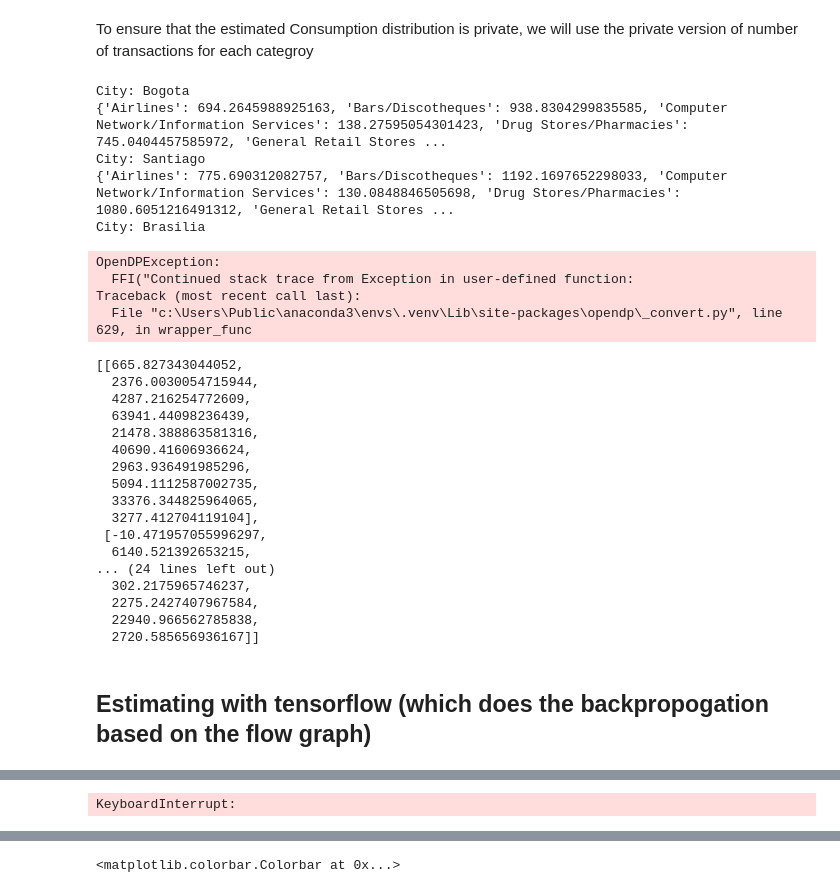
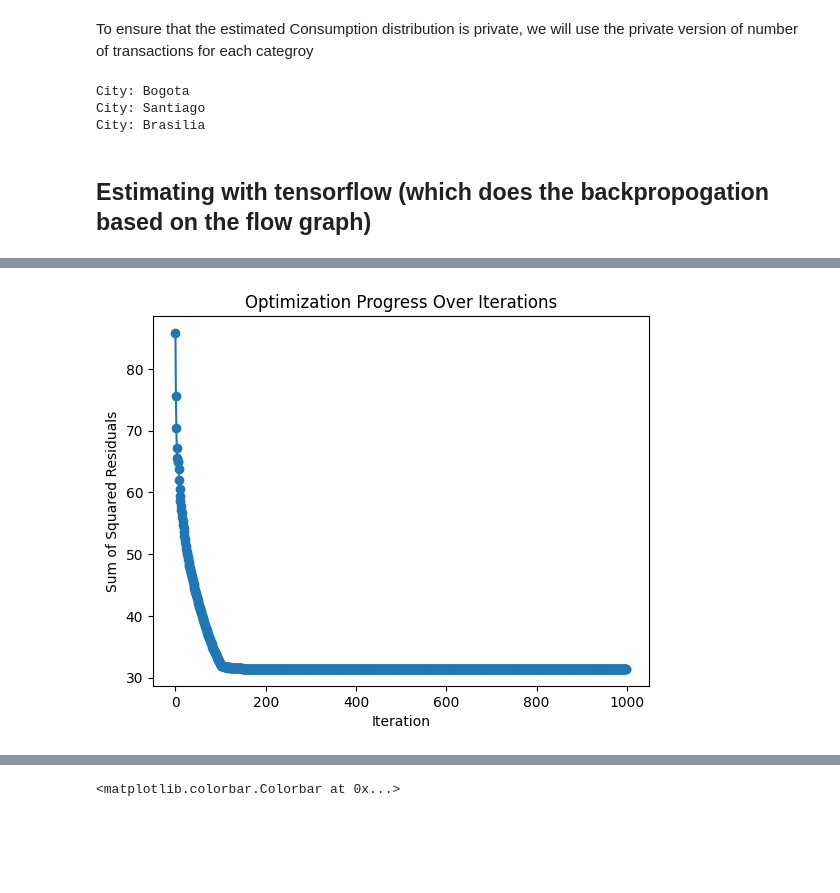
Before and after one commit to KnowledgeEdgeAI/PETs_for_Public_Health_Challenge, a Jupyter notebook: learnConsumptionDistribution.ipynb, the cells around one changed output, grey strips where cells are left out. Drawn from its saved outputs; the diff is of its cells as text; code cells hidden in the pictures; blank space fills up the shorter version.

```diff
--- a/learnConsumptionDistribution.ipynb
+++ b/learnConsumptionDistribution.ipynb
@@ -58,41 +51,14 @@ for city in cities:
     end_date = datetime.strptime(week, '%Y-%m-%d')
     print(f"City: {city}")
     transactions_per_category = get_private_counts(data, categories=categories, start_date=start_date, end_date=end_date, city=city, epsilon=1.0)
-    print(transactions_per_category)
     transactions_per_city.append(list(transactions_per_category.values()))
 # %% [output]
 City: Bogota
-{'Airlines': 694.2645988925163, 'Bars/Discotheques': 938.8304299835585, 'Computer Network/Information Services': 138.27595054301423, 'Drug Stores/Pharmacies': 745.0404457585972, 'General Retail Stores ...
 City: Santiago
-{'Airlines': 775.690312082757, 'Bars/Discotheques': 1192.1697652298033, 'Computer Network/Information Services': 130.0848846505698, 'Drug Stores/Pharmacies': 1080.6051216491312, 'General Retail Stores ...
 City: Brasilia
-OpenDPException:
-  FFI("Continued stack trace from Exception in user-defined function:
-Traceback (most recent call last):
-  File "c:\Users\Public\anaconda3\envs\.venv\Lib\site-packages\opendp\_convert.py", line 629, in wrapper_func
 # %%
 contact_others = pd.read_csv('contact_others.csv')
 contact_others = np.array(contact_others)
-# %%
-transactions_per_city
-# %% [output]
-[[665.827343044052,
-  2376.0030054715944,
-  4287.216254772609,
-  63941.44098236439,
-  21478.388863581316,
-  40690.41606936624,
-  2963.936491985296,
-  5094.1112587002735,
-  33376.344825964065,
-  3277.412704119104],
- [-10.471957055996297,
-  6140.521392653215,
-... (24 lines left out)
-  302.2175965746237,
-  2275.2427407967584,
-  22940.966562785838,
-  2720.585656936167]]
 # %% [markdown]
 ## Estimating with tensorflow (which does the backpropogation based on the flow graph)
 # %%
@@ -121,7 +87,7 @@ def loss_fn():
     K = (K + tf.transpose(K))/2
     estimated_C = K/P
     residuals = estimated_C - contact_others
-    return tf.reduce_sum(tf.square(residuals)) +tf.reduce_sum(tf.square(1- tf.reduce_sum(W, axis=1))) + tf.reduce_sum(tf.square(tf.minimum(W, tf.zeros_like(W)))) +  tf.reduce_sum(tf.square(tf.minimum(P_var, tf.zeros_like(P_var)) + tf.minimum(tf.ones_like(P_var)-P_var, tf.zeros_like(P_var))))
+    return tf.reduce_sum(tf.square(residuals)) +tf.reduce_sum(tf.square(1- tf.reduce_sum(W, axis=1))) + 2*tf.reduce_sum(tf.square(tf.minimum(W, tf.zeros_like(W)))) +  2*tf.reduce_sum(tf.square(tf.minimum(P_var, tf.zeros_like(P_var)))) + tf.reduce_sum(tf.square(tf.minimum(tf.ones_like(P_var)-P_var, tf.zeros_like(P_var))))
 
 
 optimizer = tf.optimizers.Adam(learning_rate=0.01)
@@ -131,7 +97,7 @@ iteration_residuals = []
 
 # Run the training loop on the GPU
 # with tf.device('/GPU:0'):
-for step in range(5000):  # Adjust max iterations as needed
+for step in range(1000):  # Adjust max iterations as needed
     with tf.GradientTape() as tape:
         loss = loss_fn()
     grads = tape.gradient(loss, [W, P_var])
@@ -170,4 +129,4 @@ Step: 3000, Loss: 31.402192845670616
-KeyboardInterrupt:
+[figure, added]
 # %%
 age_bins = tf.matmul(N, W)
 # epsilon = 1e-10
```
Also changed, not shown: parts of 11 cells of this notebook, 6 other files.
